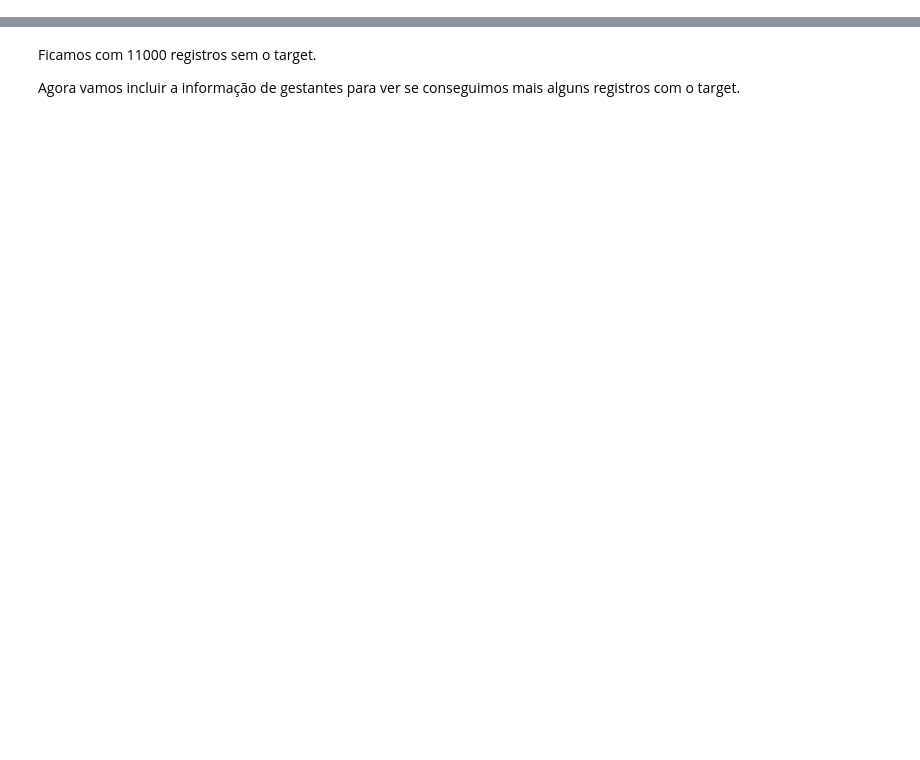
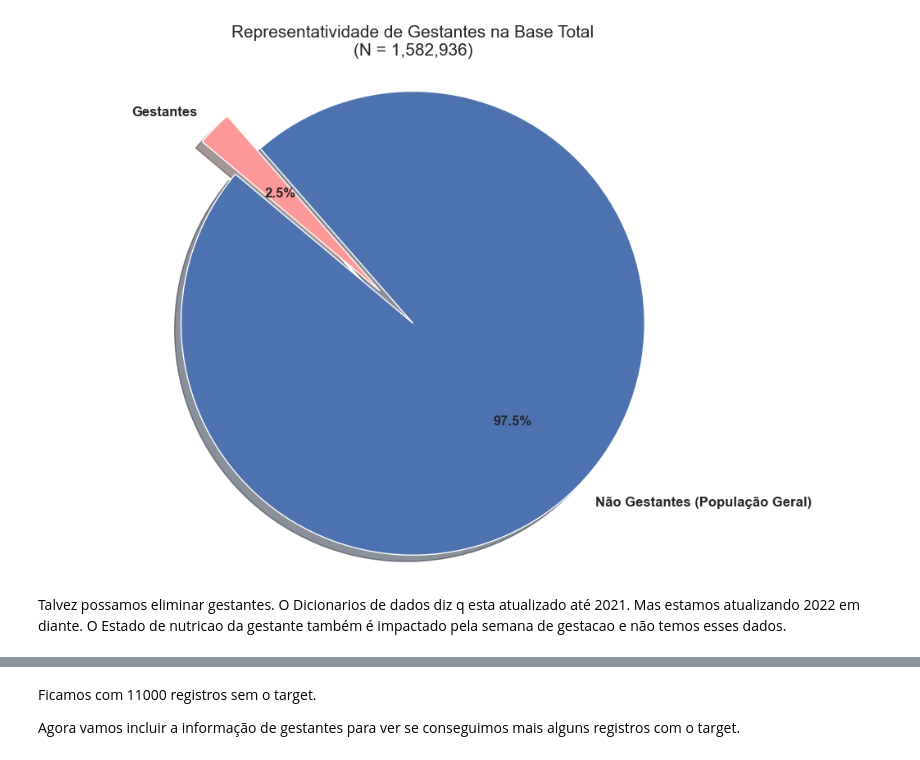
Before and after one commit to vagner-nascimento/fiap-pos-ia-para-devs-fase1-tech-challenge, a Jupyter notebook: main.ipynb, the cells around one changed output, grey strips where cells are left out. Cells and saved outputs as stored; diff of their text form; code cells hidden in the pictures; blank space fills up the shorter version.

```diff
--- a/main.ipynb
+++ b/main.ipynb
@@ -44,5 +83,35 @@ Abaixo temos a relação de colunas que vamos remover da base para trabalharmos
 
 OBS.: Qualquer dúvida sobre os dados, vide o arquivo 'Dicionário_de_Dados_Estado_Nutricional.pdf' que está inclúso neste projeto.
+# %%
+gestantes = dataset["CO_ESTADO_NUTRI_IMC_SEMGEST"].notna()
+total_gestantes = gestantes.sum()
+total_dataset = len(dataset)
+total_nao_gestantes = total_dataset - total_gestantes
+
+labels = ['Não Gestantes (População Geral)', 'Gestantes']
+sizes = [total_nao_gestantes, total_gestantes]
+colors = ['#4c72b0', '#ff9999'] # Azul padrão e um Vermelho/Rosa para destaque
+explode = (0, 0.2)  # "Puxa" a fatia das gestantes para fora para dar ênfase
+
+plt.figure(figsize=(10, 7))
+plt.pie(sizes,
+        explode=explode,
+        labels=labels,
+        colors=colors,
+        autopct='%1.1f%%', # Mostra a porcentagem com uma casa decimal
+        shadow=True,
+        startangle=140,
+        textprops={'fontsize': 12, 'fontweight': 'bold'})
+
+plt.title(f'Representatividade de Gestantes na Base Total\n(N = {total_dataset:,})', fontsize=15, pad=20)
+plt.axis('equal')
+
+plt.tight_layout()
+plt.show()
+# %% [output]
+[figure, added]
+# %% [markdown]
+Talvez possamos eliminar gestantes. O Dicionarios de dados diz q esta atualizado até 2021. Mas estamos atualizando 2022 em diante. O Estado de nutricao da gestante também é impactado pela semana de gestacao e não temos esses dados.
 # %%
 clean_dataset = dataset.drop(columns=[
                                 "ST_PARTICIPA_ANDI", # Irrelevante: Se o municipio participa do programa ANDI
```
Also changed, not shown: parts of 46 cells of this notebook, 1 other file.
